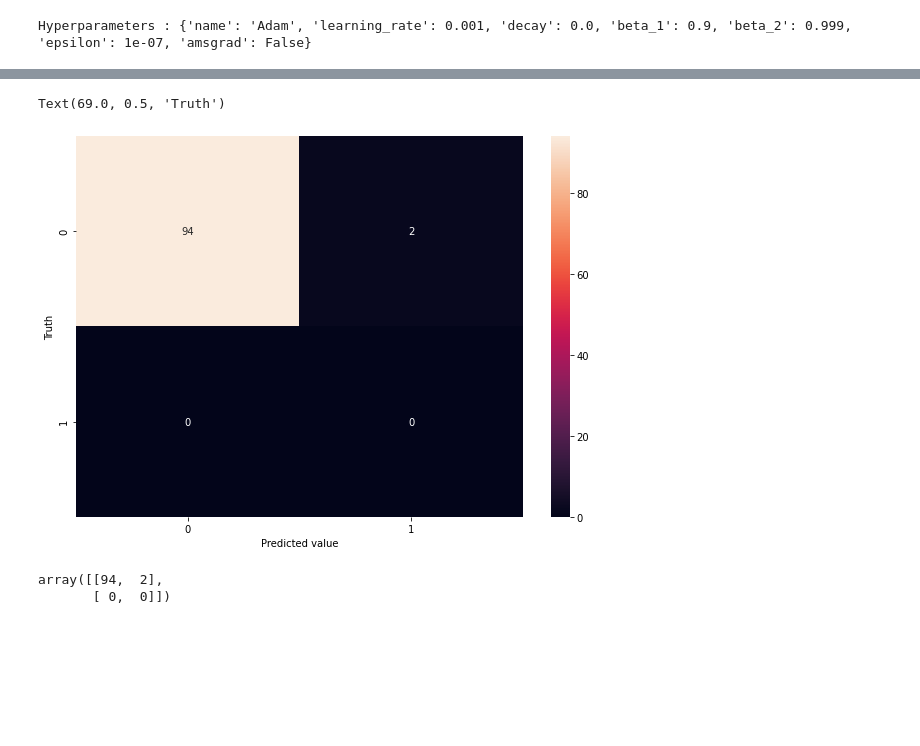
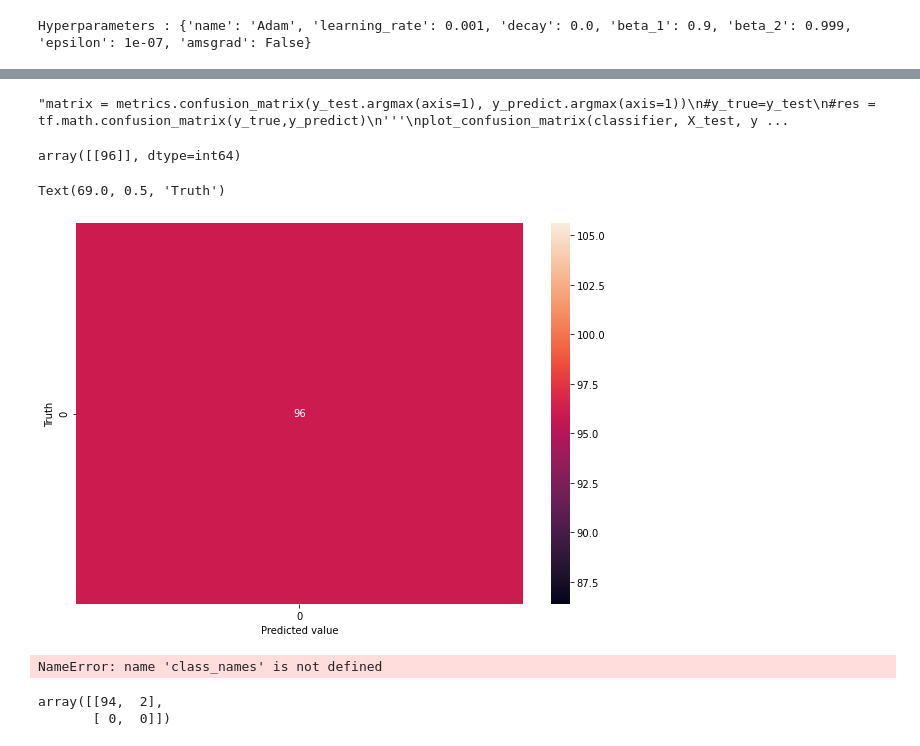
Before and after one commit to ArvindOkram/MTech-2nd-Year-Project-Pre-requisites, a Jupyter notebook: VGG16_Transfer_Learning_with_Messidor_Dataset.ipynb, the cells around one changed output, grey strips where cells are left out. Cells and saved outputs as stored; diff of their text form; code cells hidden in the pictures; blank space fills up the shorter version.

```diff
--- a/VGG16_Transfer_Learning_with_Messidor_Dataset.ipynb
+++ b/VGG16_Transfer_Learning_with_Messidor_Dataset.ipynb
@@ -259,8 +242,8 @@ plt.show()
 import sklearn.metrics as metrics
 import seaborn as sn
 
-y_predict=model.predict(X_test)
-matrix = metrics.confusion_matrix(y_test.argmax(axis=1), y_predict.argmax(axis=1))
+#y_predict=model.predict(X_test)
+"""matrix = metrics.confusion_matrix(y_test.argmax(axis=1), y_predict.argmax(axis=1))
 #y_true=y_test
 #res = tf.math.confusion_matrix(y_true,y_predict)
 '''
@@ -268,11 +251,10 @@ plot_confusion_matrix(classifier, X_test, y_test,
                              display_labels=class_names,
                              cmap=plt.cm.Blues,
                              normalize=normalize)'''
-
+ieee
 plt.figure(figsize = (10,7))
 sn.heatmap(matrix,annot=True,fmt='d')
 plt.xlabel('Predicted value')
-plt.ylabel('Truth')
+plt.ylabel('Truth')"""
 # %% [output]
-Text(69.0, 0.5, 'Truth')
+"matrix = metrics.confusion_matrix(y_test.argmax(axis=1), y_predict.argmax(axis=1))\n#y_true=y_test\n#res = tf.math.confusion_matrix(y_true,y_predict)\n'''\nplot_confusion_matrix(classifier, X_test, y ...
-[figure, removed]
@@ -279,3 +263,33 @@ Text(69.0, 0.5, 'Truth')
+# %%
+matrix = metrics.confusion_matrix(y_test.argmax(axis=1), y_predict.argmax(axis=1))
+matrix
+# %% [output]
+array([[96]], dtype=int64)
+# %%
+plt.figure(figsize = (10,7))
+sn.heatmap(matrix,annot=True,fmt='d')
+plt.xlabel('Predicted value')
+plt.ylabel('Truth')
+# %% [output]
+Text(69.0, 0.5, 'Truth')
+[figure, added]
+# %%
+from sklearn.metrics import plot_confusion_matrix
+titles_options = [("Confusion matrix, without normalization", None),
+                  ("Normalized confusion matrix", 'true')]
+for title, normalize in titles_options:
+    disp = plot_confusion_matrix(model, X_test, y_test,
+                                 display_labels=class_names,
+                                 cmap=plt.cm.Blues,
+                                 normalize=normalize)
+    disp.ax_.set_title(title)
+
+    print(title)
+    print(disp.confusion_matrix)
+
+plt.show()
+# %% [output]
+NameError: name 'class_names' is not defined
 # %%
 matrix
 # %% [output]
```
Also changed, not shown: parts of 16 cells of this notebook, 1 other file.
